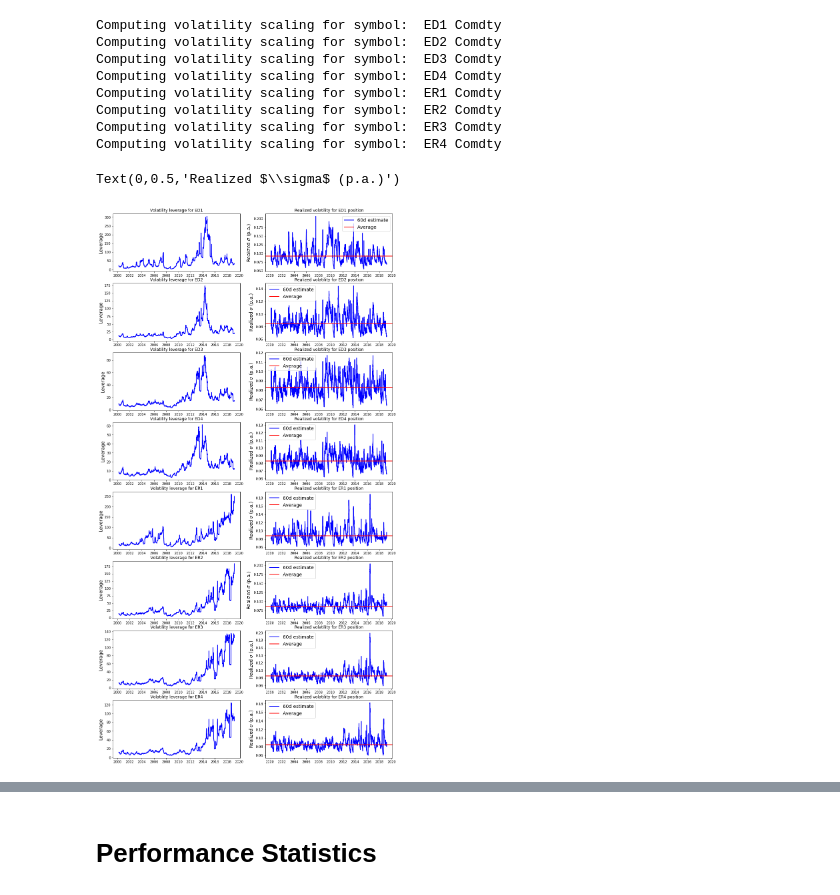
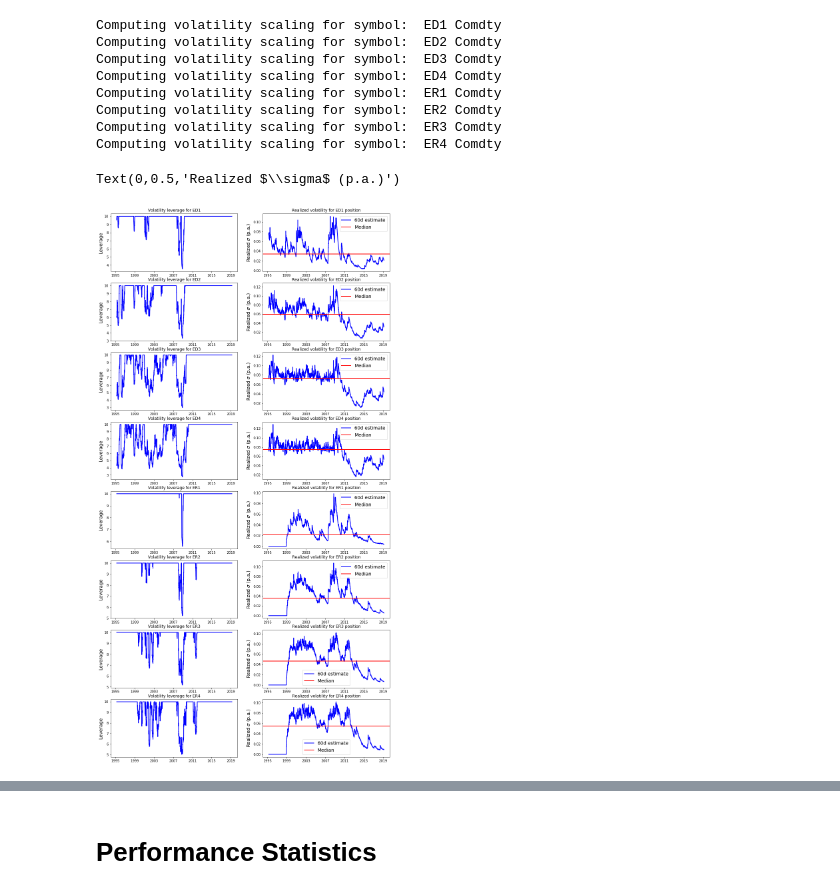
Before and after one commit to jshellen/CTA-strategies, a Jupyter notebook: eurodollar_mom_backtest.ipynb, the cells around one changed output, grey strips where cells are left out. Cells and saved outputs as stored; diff of their text form; code cells hidden in the pictures.

```diff
--- a/eurodollar_mom_backtest.ipynb
+++ b/eurodollar_mom_backtest.ipynb
@@ -22,10 +22,10 @@ index_specifications = {'ED1 Comdty' :{'Symbol': 'ED1 Comdty','EWMA_window':400,
                         'ED2 Comdty' :{'Symbol': 'ED2 Comdty','EWMA_window':400, 'Vol_window':400, 'Signal_Scaling': 10    },
                         'ED3 Comdty' :{'Symbol': 'ED3 Comdty','EWMA_window':400, 'Vol_window':400, 'Signal_Scaling': 10    },
                         'ED4 Comdty' :{'Symbol': 'ED4 Comdty','EWMA_window':400, 'Vol_window':400, 'Signal_Scaling': 10    },
-                        'ER1 Comdty' :{'Symbol': 'ER1 Comdty','EWMA_window':700, 'Vol_window':700, 'Signal_Scaling': 10    },
-                        'ER2 Comdty' :{'Symbol': 'ER2 Comdty','EWMA_window':700, 'Vol_window':700, 'Signal_Scaling': 10    },
-                        'ER3 Comdty' :{'Symbol': 'ER3 Comdty','EWMA_window':700, 'Vol_window':700, 'Signal_Scaling': 10    },
-                        'ER4 Comdty' :{'Symbol': 'ER4 Comdty','EWMA_window':700, 'Vol_window':700, 'Signal_Scaling': 10    }
+                        'ER1 Comdty' :{'Symbol': 'ER1 Comdty','EWMA_window':700, 'Vol_window':400, 'Signal_Scaling': 10    },
+                        'ER2 Comdty' :{'Symbol': 'ER2 Comdty','EWMA_window':700, 'Vol_window':400, 'Signal_Scaling': 10    },
+                        'ER3 Comdty' :{'Symbol': 'ER3 Comdty','EWMA_window':700, 'Vol_window':400, 'Signal_Scaling': 10    },
+                        'ER4 Comdty' :{'Symbol': 'ER4 Comdty','EWMA_window':700, 'Vol_window':400, 'Signal_Scaling': 10    }
                        }
 
 symbols    = [ index_specifications[s]['Symbol'] for s in list(index_specifications.keys())]
@@ -42,7 +42,7 @@ The data we use here comes from Bloomberg. The code below utilizes the Bloomberg
 # %%
 # Download data for traded instruments
 data_handler = BloombergAPI(SERVER_HOST='localhost',SERVER_PORT=8194)
-start_date   = datetime(2000,1,5)
+start_date   = datetime(1995,1,5)
 end_date     = datetime.today()
 price_data   = []
 for symbol in symbols:
@@ -421,6 +427,7 @@ for symbol in symbols:
 
     # Volatility scaling
     sigma_ratio = (target_volatility/(ret[symbol].rolling(sigma_window).std().dropna()*np.sqrt(250))).to_frame()
+    sigma_ratio = sigma_ratio.clip(0,10)
     sigma_ratio.columns = [symbol]
 
     volatility_leverage.update({symbol:sigma_ratio.copy()})
@@ -450,8 +457,8 @@ ax[0, 0].plot(volatility_leverage['ED1 Comdty'], color = 'blue' , ls = '-', lw =
 ax[0, 0].set_title(f"Volatility leverage for ED1" )
 ax[0, 0].set_ylabel("Leverage",fontsize=14)
 
-ax[0, 1].plot(df['ED1 Comdty']          , label = "60d estimate" , color = 'blue' , ls = '-', lw = 2)
-ax[0, 1].axhline(df['ED1 Comdty'].mean(), label = "Average"      , color = 'red'  , ls = '-', lw = 2)
+ax[0, 1].plot(df['ED1 Comdty']            , label = "60d estimate" , color = 'blue' , ls = '-', lw = 2)
+ax[0, 1].axhline(df['ED1 Comdty'].median(), label = "Median"      , color = 'red'  , ls = '-', lw = 2)
 ax[0, 1].set_title(f"Realized volatility for ED1 position" )
 ax[0, 1].legend(fontsize=14)
 ax[0, 1].set_ylabel(r"Realized $\sigma$ (p.a.)",fontsize=14)
@@ -460,8 +467,8 @@ ax[1, 0].plot(volatility_leverage['ED2 Comdty'], color = 'blue' , ls = '-', lw =
 ax[1, 0].set_title(f"Volatility leverage for ED2" )
 ax[1, 0].set_ylabel("Leverage",fontsize=14)
 
-ax[1, 1].plot(df['ED2 Comdty']          , label = "60d estimate" , color = 'blue' , ls = '-', lw = 2)
-ax[1, 1].axhline(df['ED2 Comdty'].mean(), label = "Average"      , color = 'red'  , ls = '-', lw = 2)
+ax[1, 1].plot(df['ED2 Comdty']            , label = "60d estimate" , color = 'blue' , ls = '-', lw = 2)
+ax[1, 1].axhline(df['ED2 Comdty'].median(), label = "Median"      , color = 'red'  , ls = '-', lw = 2)
 ax[1, 1].set_title(f"Realized volatility for ED2 position" )
 ax[1, 1].legend(fontsize=14)
 ax[1, 1].set_ylabel(r"Realized $\sigma$ (p.a.)",fontsize=14)
@@ -470,8 +477,8 @@ ax[2, 0].plot(volatility_leverage['ED3 Comdty'], color = 'blue' , ls = '-', lw =
 ax[2, 0].set_title(f"Volatility leverage for ED3" )
 ax[2, 0].set_ylabel("Leverage",fontsize=14)
 
-ax[2, 1].plot(df['ED3 Comdty']          , label = "60d estimate" , color = 'blue' , ls = '-', lw = 2)
-ax[2, 1].axhline(df['ED3 Comdty'].mean(), label = "Average"      , color = 'red'  , ls = '-', lw = 2)
+ax[2, 1].plot(df['ED3 Comdty']            , label = "60d estimate" , color = 'blue' , ls = '-', lw = 2)
+ax[2, 1].axhline(df['ED3 Comdty'].median(), label = "Median"      , color = 'red'  , ls = '-', lw = 2)
 ax[2, 1].set_title(f"Realized volatility for ED3 position" )
 ax[2, 1].legend(fontsize=14)
 ax[2, 1].set_ylabel(r"Realized $\sigma$ (p.a.)",fontsize=14)
@@ -480,8 +487,8 @@ ax[3, 0].plot(volatility_leverage['ED4 Comdty'], color = 'blue' , ls = '-', lw =
 ax[3, 0].set_title(f"Volatility leverage for ED4" )
 ax[3, 0].set_ylabel("Leverage",fontsize=14)
 
-ax[3, 1].plot(df['ED4 Comdty']          , label = "60d estimate" , color = 'blue' , ls = '-', lw = 2)
-ax[3, 1].axhline(df['ED4 Comdty'].mean(), label = "Average"      , color = 'red'  , ls = '-', lw = 2)
+ax[3, 1].plot(df['ED4 Comdty']            , label = "60d estimate" , color = 'blue' , ls = '-', lw = 2)
+ax[3, 1].axhline(df['ED4 Comdty'].median(), label = "Median"      , color = 'red'  , ls = '-', lw = 2)
 ax[3, 1].set_title(f"Realized volatility for ED4 position" )
 ax[3, 1].legend(fontsize=14)
 ax[3, 1].set_ylabel(r"Realized $\sigma$ (p.a.)",fontsize=14)
@@ -492,44 +499,44 @@ ax[4, 0].plot(volatility_leverage['ER1 Comdty'], color = 'blue' , ls = '-', lw =
 ax[4, 0].set_title(f"Volatility leverage for ER1" )
 ax[4, 0].set_ylabel("Leverage",fontsize=14)
 
-ax[4, 1].plot(df['ER1 Comdty']          , label = "60d estimate" , color = 'blue' , ls = '-', lw = 2)
-ax[4, 1].axhline(df['ER1 Comdty'].mean(), label = "Average"      , color = 'red'  , ls = '-', lw = 2)
+ax[4, 1].plot(df['ER1 Comdty']            , label = "60d estimate" , color = 'blue' , ls = '-', lw = 2)
+ax[4, 1].axhline(df['ER1 Comdty'].median(), label = "Median"      , color = 'red'  , ls = '-', lw = 2)
 ax[4, 1].set_title(f"Realized volatility for ER1 position" )
 ax[4, 1].legend(fontsize=14)
 ax[4, 1].set_ylabel(r"Realized $\sigma$ (p.a.)",fontsize=14)
 
 ax[5, 0].plot(volatility_leverage['ER2 Comdty'], color = 'blue' , ls = '-', lw = 2)
 ax[5, 0].set_title(f"Volatility leverage for ER2" )
 ax[5, 0].set_ylabel("Leverage",fontsize=14)
 
-ax[5, 1].plot(df['ER2 Comdty']          , label = "60d estimate" , color = 'blue' , ls = '-', lw = 2)
-ax[5, 1].axhline(df['ER2 Comdty'].mean(), label = "Average"      , color = 'red'  , ls = '-', lw = 2)
+ax[5, 1].plot(df['ER2 Comdty']            , label = "60d estimate" , color = 'blue' , ls = '-', lw = 2)
+ax[5, 1].axhline(df['ER2 Comdty'].median(), label = "Median"      , color = 'red'  , ls = '-', lw = 2)
 ax[5, 1].set_title(f"Realized volatility for ER2 position" )
 ax[5, 1].legend(fontsize=14)
 ax[5, 1].set_ylabel(r"Realized $\sigma$ (p.a.)",fontsize=14)
 
 ax[6, 0].plot(volatility_leverage['ER3 Comdty'], color = 'blue' , ls = '-', lw = 2)
 ax[6, 0].set_title(f"Volatility leverage for ER3" )
 ax[6, 0].set_ylabel("Leverage",fontsize=14)
 
-ax[6, 1].plot(df['ER3 Comdty']          , label = "60d estimate" , color = 'blue' , ls = '-', lw = 2)
-ax[6, 1].axhline(df['ER3 Comdty'].mean(), label = "Average"      , color = 'red'  , ls = '-', lw = 2)
+ax[6, 1].plot(df['ER3 Comdty']            , label = "60d estimate" , color = 'blue' , ls = '-', lw = 2)
+ax[6, 1].axhline(df['ER3 Comdty'].median(), label = "Median"      , color = 'red'  , ls = '-', lw = 2)
 ax[6, 1].set_title(f"Realized volatility for ER3 position" )
 ax[6, 1].legend(fontsize=14)
 ax[6, 1].set_ylabel(r"Realized $\sigma$ (p.a.)",fontsize=14)
 
 ax[7, 0].plot(volatility_leverage['ER4 Comdty'], color = 'blue' , ls = '-', lw = 2)
 ax[7, 0].set_title(f"Volatility leverage for ER4" )
 ax[7, 0].set_ylabel("Leverage",fontsize=14)
 
-ax[7, 1].plot(df['ER4 Comdty']          , label = "60d estimate" , color = 'blue' , ls = '-', lw = 2)
-ax[7, 1].axhline(df['ER4 Comdty'].mean(), label = "Average"      , color = 'red'  , ls = '-', lw = 2)
+ax[7, 1].plot(df['ER4 Comdty']            , label = "60d estimate" , color = 'blue' , ls = '-', lw = 2)
+ax[7, 1].axhline(df['ER4 Comdty'].median(), label = "Median"      , color = 'red'  , ls = '-', lw = 2)
 ax[7, 1].set_title(f"Realized volatility for ER4 position" )
 ax[7, 1].legend(fontsize=14)
 ax[7, 1].set_ylabel(r"Realized $\sigma$ (p.a.)",fontsize=14)
 # %% [output]
 Text(0,0.5,'Realized $\\sigma$ (p.a.)')
-[figure, old version]
+[figure, new version]
 # %%
 
 # Compute strategy returns using Signal 1
```
Also changed, not shown: parts of 16 cells of this notebook.
